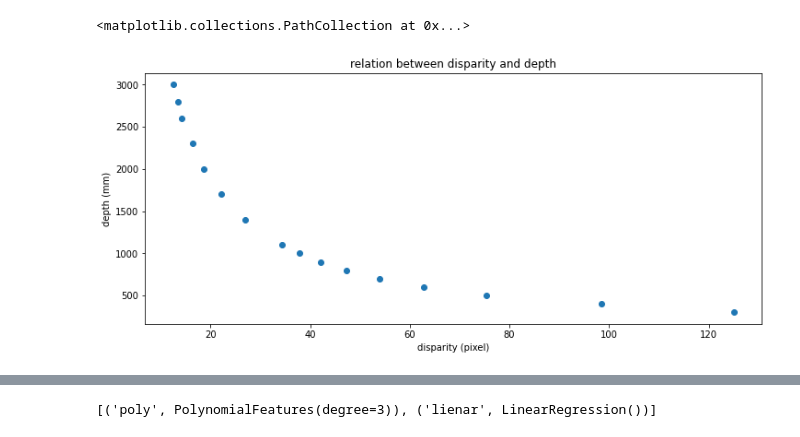
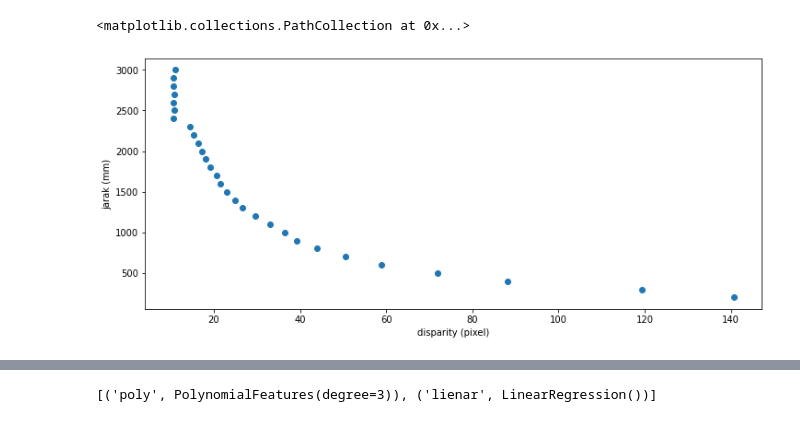
Before and after one commit to chawza/jetson-obstacle-avoidance, a Jupyter notebook: notebooks/depth regression.ipynb, the cells around one changed output, grey strips where cells are left out. Saved outputs shown, nothing was run; the diff lists cells and outputs as text; code cells hidden in the pictures.

```diff
--- a/notebooks/depth regression.ipynb
+++ b/notebooks/depth regression.ipynb
@@ -25,14 +15,13 @@ setDisp12MaxDiff to 5
 # %%
-mapping = np.load('./data/depth_map_notebook.npy')
+mapping = np.load('C:/Users/Nabeel/projects/stereo-calibration/preset/depth_map2.npy')
 disp = [np.float32(value[0]) for value in mapping]
 depth = [np.float32(value[1]) for value in mapping]
 
 plt.figure(figsize=(12,5))
 
-plt.ylabel('depth (mm)')
+plt.ylabel('jarak (mm)')
 plt.xlabel('disparity (pixel)')
-plt.title('relation between disparity and depth')
 plt.scatter(disp, depth)
 # %% [output]
 <matplotlib.collections.PathCollection at 0x...>
-[figure, old version]
+[figure, new version]
```
Also changed, not shown: parts of 9 cells of this notebook, 1 other file.
